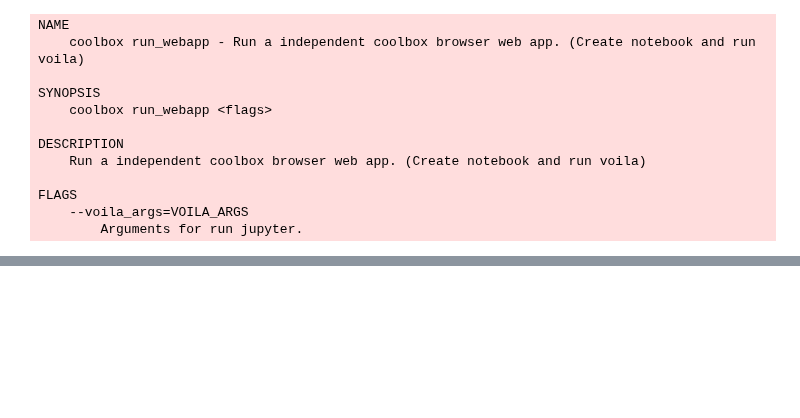
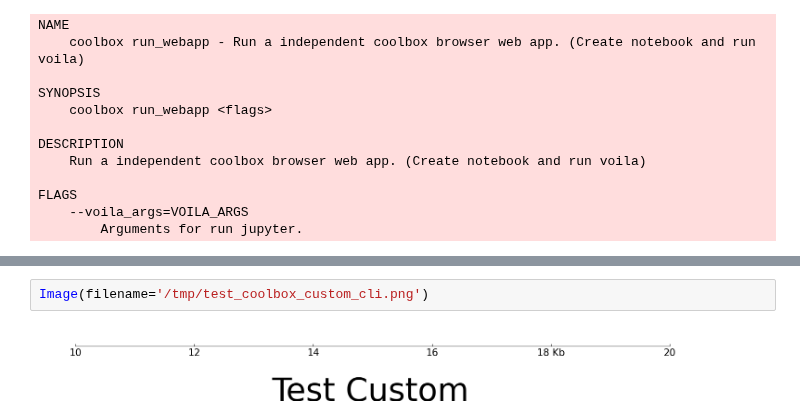
Before and after one commit to GangCaoLab/CoolBox, a Jupyter notebook: docs/quick_start_CLI.ipynb, the cells around one changed output, grey strips where cells are left out. Saved outputs shown, nothing was run; the diff lists cells and outputs as text; blank space fills up the shorter version.

```diff
--- a/docs/quick_start_CLI.ipynb
+++ b/docs/quick_start_CLI.ipynb
@@ -253,0 +292,4 @@ FLAGS
+# %%
+Image(filename='/tmp/test_coolbox_custom_cli.png')
+# %% [output]
+[figure, added]
```
Also changed, not shown: parts of 7 cells of this notebook, 10 other files.
